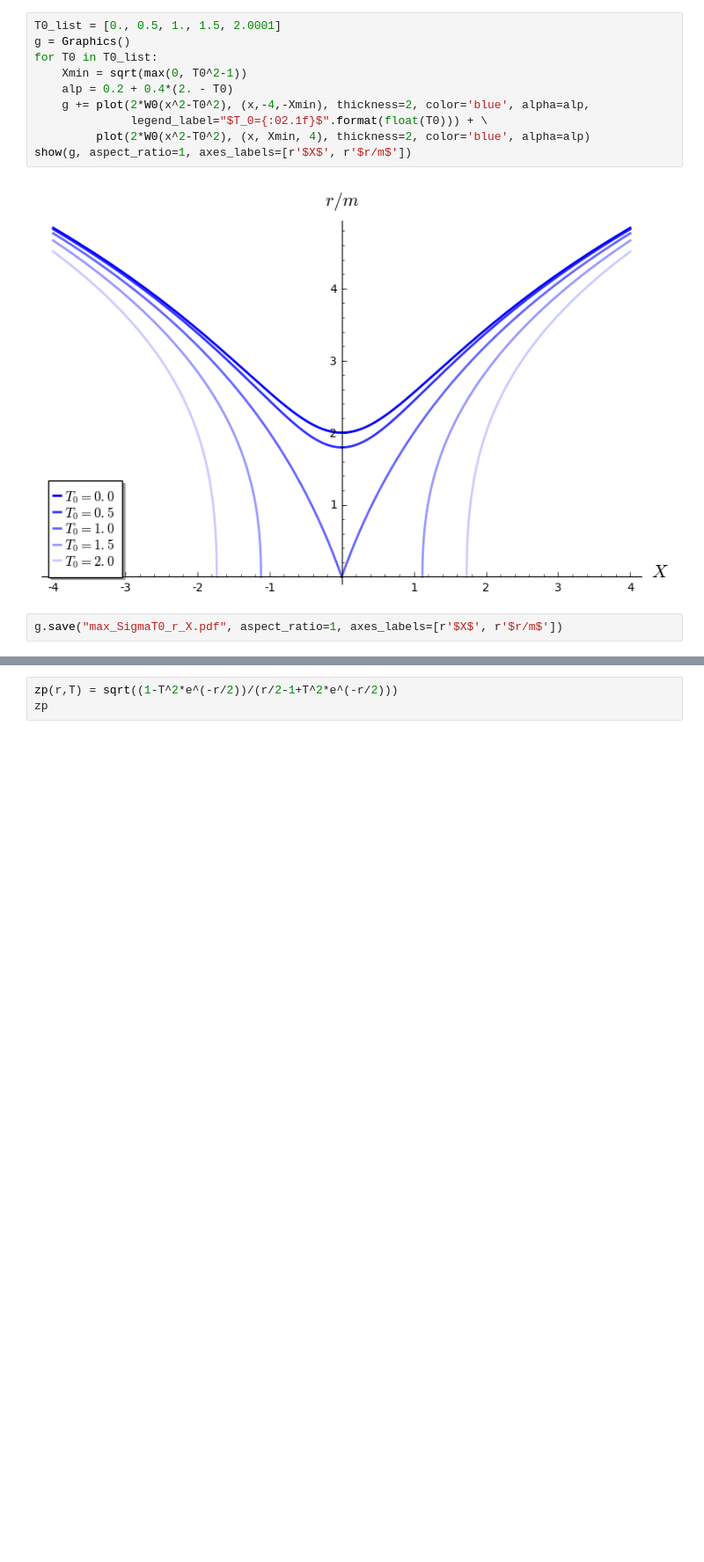
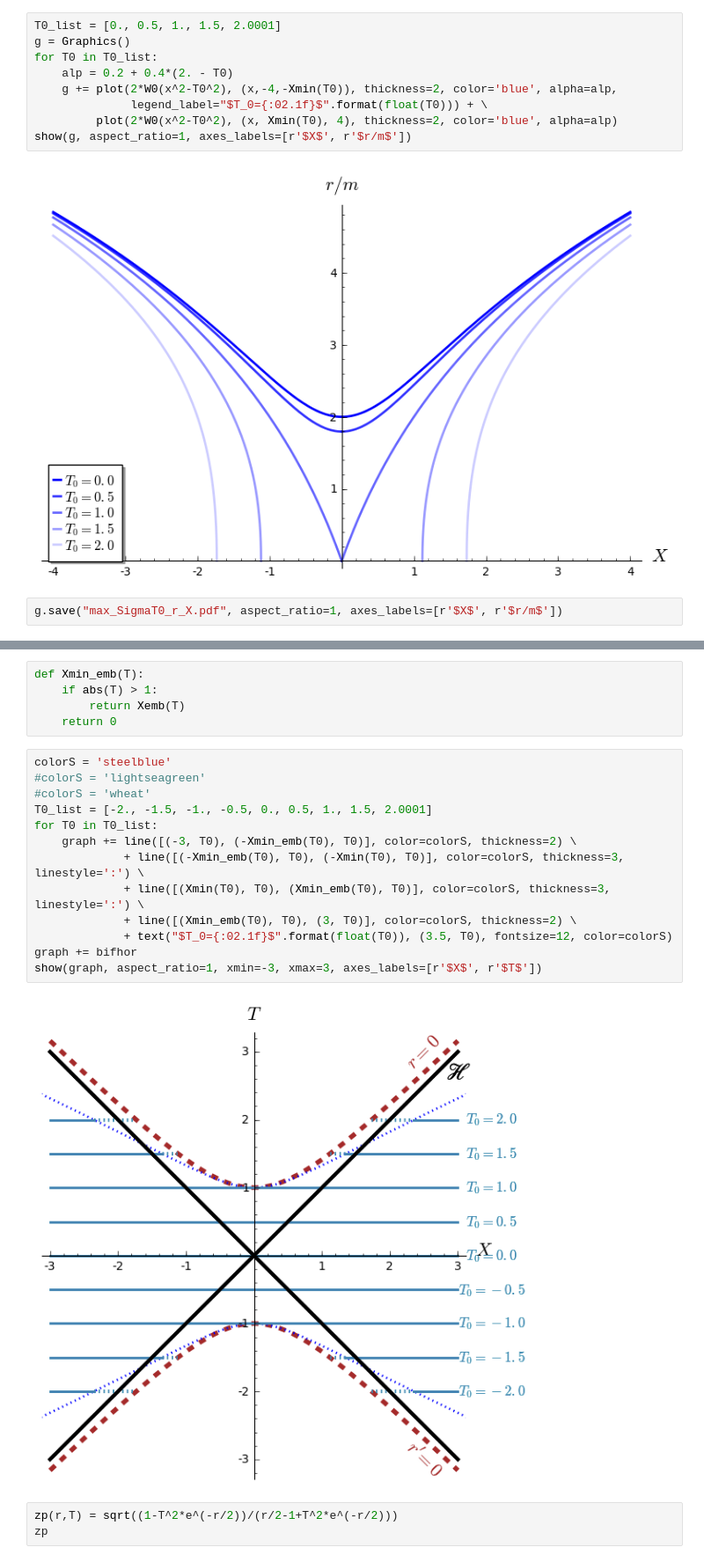
Before and after one commit to egourgoulhon/BHLectures, a Jupyter notebook: sage/Einstein-Rosen_bridge.ipynb, the cells around one changed output, grey strips where cells are left out. Shown at 88% size. Drawn from its saved outputs; the diff is of its cells as text; blank space fills up the shorter version.

```diff
--- a/sage/Einstein-Rosen_bridge.ipynb
+++ b/sage/Einstein-Rosen_bridge.ipynb
@@ -6,11 +13,10 @@ W0(x) = lambert_w(x/RDF(e)) + 1
 T0_list = [0., 0.5, 1., 1.5, 2.0001]
 g = Graphics()
 for T0 in T0_list:
-    Xmin = sqrt(max(0, T0^2-1))
     alp = 0.2 + 0.4*(2. - T0)
-    g += plot(2*W0(x^2-T0^2), (x,-4,-Xmin), thickness=2, color='blue', alpha=alp,
+    g += plot(2*W0(x^2-T0^2), (x,-4,-Xmin(T0)), thickness=2, color='blue', alpha=alp,
               legend_label="$T_0={:02.1f}$".format(float(T0))) + \
-         plot(2*W0(x^2-T0^2), (x, Xmin, 4), thickness=2, color='blue', alpha=alp)
+         plot(2*W0(x^2-T0^2), (x, Xmin(T0), 4), thickness=2, color='blue', alpha=alp)
 show(g, aspect_ratio=1, axes_labels=[r'$X$', r'$r/m$'])
 # %% [output]
 [figure]
@@ -23,3 +43,23 @@ var('r T', domain='real')
+# %%
+def Xmin_emb(T):
+    if abs(T) > 1:
+        return Xemb(T)
+    return 0
+# %%
+colorS = 'steelblue'
+#colorS = 'lightseagreen'
+#colorS = 'wheat'
+T0_list = [-2., -1.5, -1., -0.5, 0., 0.5, 1., 1.5, 2.0001]
+for T0 in T0_list:
+    graph += line([(-3, T0), (-Xmin_emb(T0), T0)], color=colorS, thickness=2) \
+             + line([(-Xmin_emb(T0), T0), (-Xmin(T0), T0)], color=colorS, thickness=3, linestyle=':') \
+             + line([(Xmin(T0), T0), (Xmin_emb(T0), T0)], color=colorS, thickness=3, linestyle=':') \
+             + line([(Xmin_emb(T0), T0), (3, T0)], color=colorS, thickness=2) \
+             + text("$T_0={:02.1f}$".format(float(T0)), (3.5, T0), fontsize=12, color=colorS)
+graph += bifhor
+show(graph, aspect_ratio=1, xmin=-3, xmax=3, axes_labels=[r'$X$', r'$T$'])
+# %% [output]
+[figure, added]
 # %%
 zp(r,T) = sqrt((1-T^2*e^(-r/2))/(r/2-1+T^2*e^(-r/2)))
 zp
```
Also changed, not shown: parts of 8 cells of this notebook, 2 other files.
